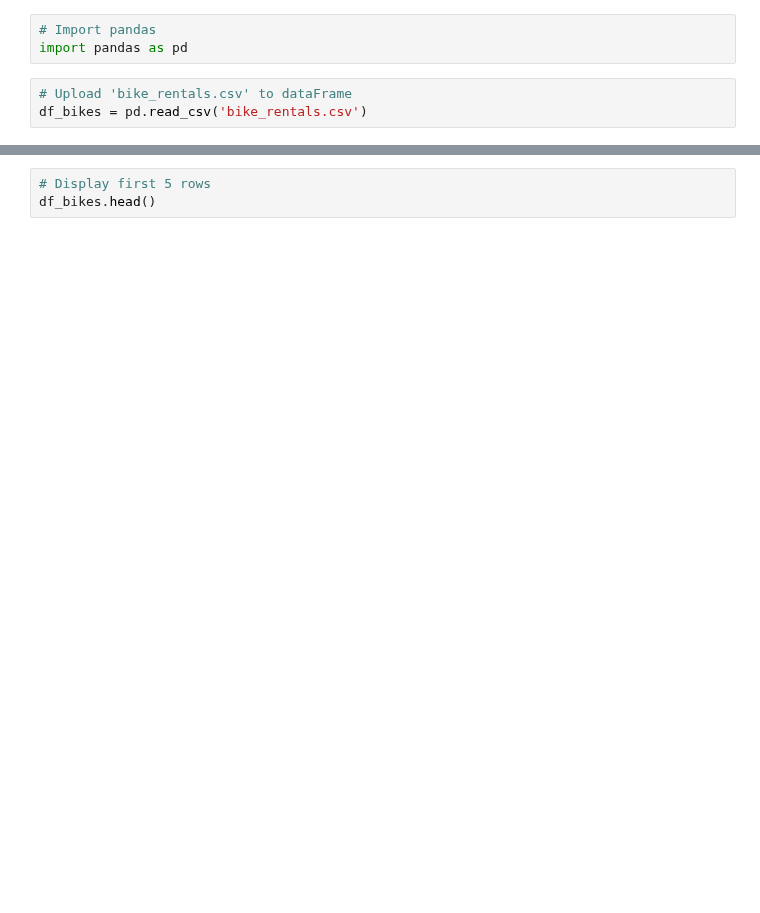
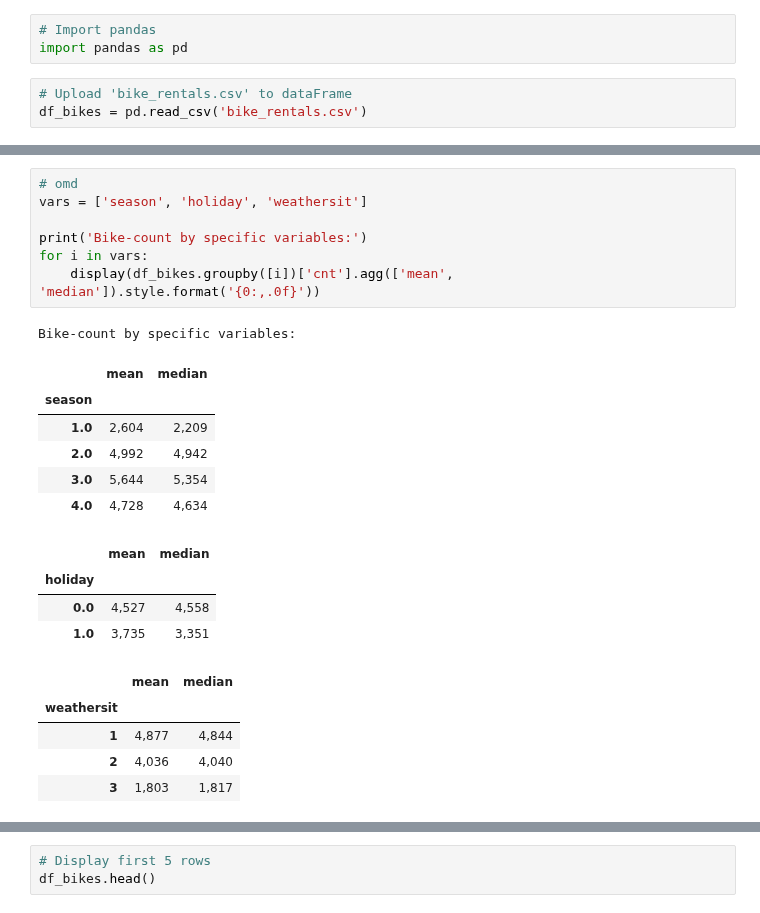
Before and after one commit to omdgit/Hands-On-Gradient-Boosting-with-XGBoost-and-Scikit-learn, a Jupyter notebook: Chapter01/Gradient_Boosting_in_Machine_Learning.ipynb, the cells around one changed output, grey strips where cells are left out. Drawn from its saved outputs; the diff is of its cells as text; blank space fills up the shorter version.

```diff
--- a/Chapter01/Gradient_Boosting_in_Machine_Learning.ipynb
+++ b/Chapter01/Gradient_Boosting_in_Machine_Learning.ipynb
@@ -14,3 +14,27 @@ pd.pivot_table(df_bikes, index='season', aggfunc='mean')
 | 2.0 | 0.520307 | 1106.097826 | 4992.331522 | 0.021739 | 0.627701 | 308.500000 | 4.652174 | 3886.233696 | 0.544405 | 1.402174 | ... |
 | 3.0 | 0.655898 | 1202.611702 | 5644.303191 | 0.021277 | 0.634243 | 401.500000 | 7.691489 | 4441.691489 | 0.706309 | 1.297872 | ... |
 | 4.0 | 0.415857 | 729.112360 | 4728.162921 | 0.033708 | 0.668719 | 493.000000 | 10.696629 | 3999.050562 | 0.423332 | 1.477528 | ... |
+# %%
+# omd
+vars = ['season', 'holiday', 'weathersit']
+
+print('Bike-count by specific variables:')
+for i in vars:
+    display(df_bikes.groupby([i])['cnt'].agg(['mean', 'median']).style.format('{0:,.0f}'))
+# %% [output]
+Bike-count by specific variables:
+|  | mean | median |
+| season |  |  |
+| 1.0 | 2,604 | 2,209 |
+| 2.0 | 4,992 | 4,942 |
+| 3.0 | 5,644 | 5,354 |
+| 4.0 | 4,728 | 4,634 |
+|  | mean | median |
+| holiday |  |  |
+| 0.0 | 4,527 | 4,558 |
+| 1.0 | 3,735 | 3,351 |
+|  | mean | median |
+| weathersit |  |  |
+| 1 | 4,877 | 4,844 |
+| 2 | 4,036 | 4,040 |
+| 3 | 1,803 | 1,817 |
```
Also changed, not shown: parts of 4 cells of this notebook.
